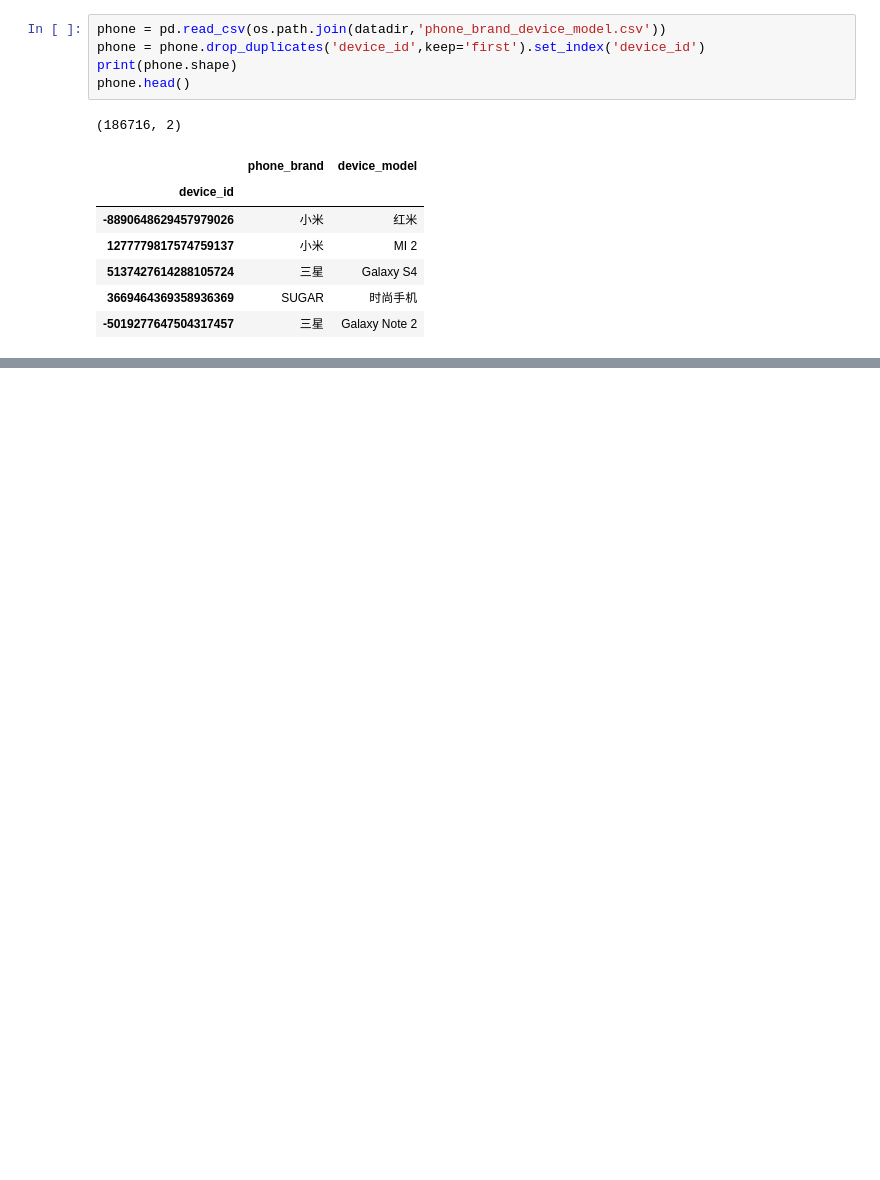
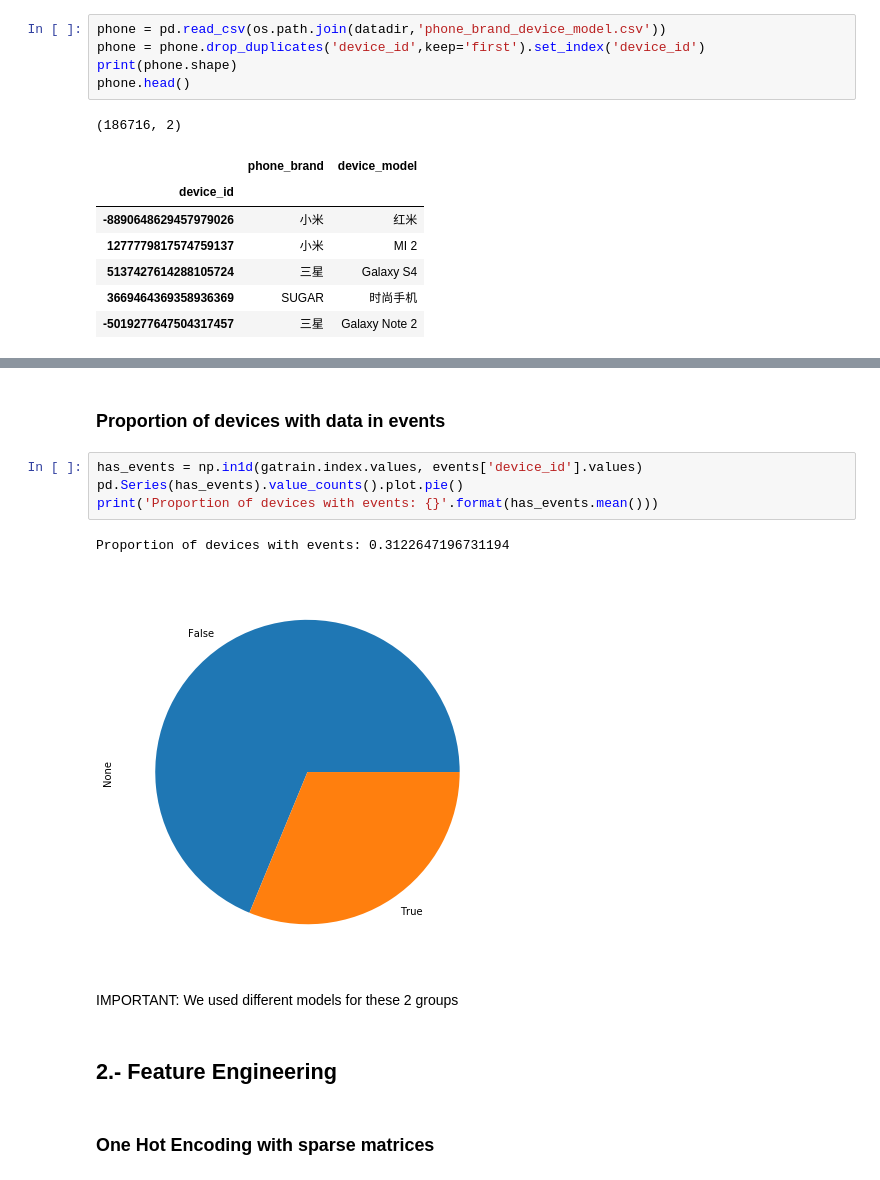
Before and after one commit to chechir/talking_data, a Jupyter notebook: brussels/notebook.ipynb, the cells around one changed output, grey strips where cells are left out. Cells and saved outputs as stored; diff of their text form; blank space fills up the shorter version.

```diff
--- a/brussels/notebook.ipynb
+++ b/brussels/notebook.ipynb
@@ -114,0 +112,15 @@ device ids, brand, and models
+# %% [markdown]
+### Proportion of devices with data in events
+# %%
+has_events = np.in1d(gatrain.index.values, events['device_id'].values)
+pd.Series(has_events).value_counts().plot.pie()
+print('Proportion of devices with events: {}'.format(has_events.mean()))
+# %% [output]
+Proportion of devices with events: 0.3122647196731194
+[figure, added]
+# %% [markdown]
+IMPORTANT: We used different models for these 2 groups
+# %% [markdown]
+## 2.- Feature Engineering
+# %% [markdown]
+### One Hot Encoding with sparse matrices
```
Also changed, not shown: parts of 13 cells of this notebook.
